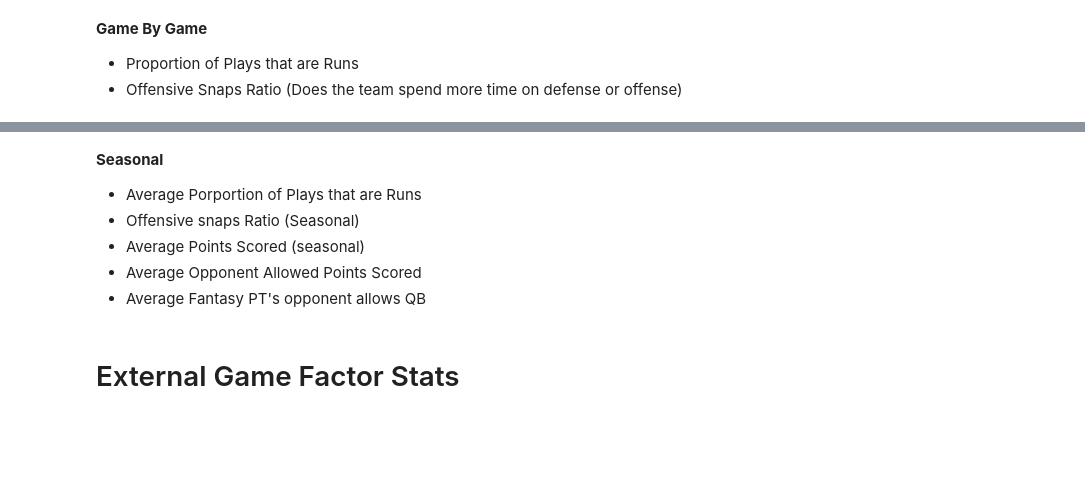
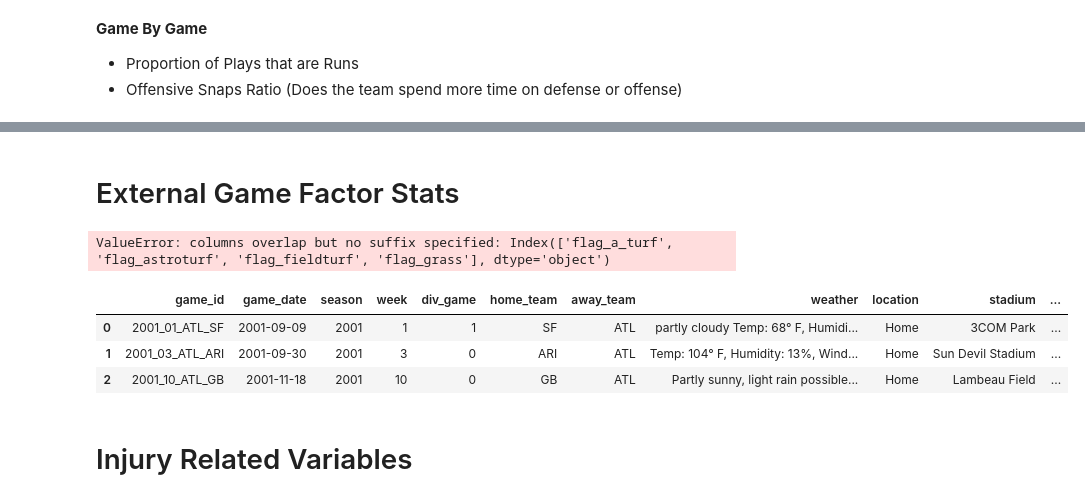
Before and after one commit to cse-6242-t134/nfl-fantasy-prediction-model, a Jupyter notebook: qb_features.ipynb, the cells around one changed output, grey strips where cells are left out. Drawn from its saved outputs; the diff is of its cells as text; code cells hidden in the pictures; blank space fills up the shorter version.

Commit message:
Adding more features for QB's / seaonsal/game

```diff
--- a/qb_features.ipynb
+++ b/qb_features.ipynb
@@ -276,10 +257,48 @@ Name: play_id, Length: 854589, dtype: float64
-# %% [markdown]
-**Seasonal**
-
-- Average Porportion of Plays that are Runs
-- Offensive snaps Ratio (Seasonal)
-- Average Points Scored (seasonal)
-- Average Opponent Allowed Points Scored
-- Average Fantasy PT's opponent allows QB
+# %%
+## Average Points Allowed From QB
+
+passing_stats['opp_avg_qb_pts_allowed'] = passing_stats.groupby(['opponent_team','season'])['fantasy_points'].transform('mean')
+
+
+## Average Completion Percentage Allowed
+
+passing_stats['opp_pass_compl_percentage'] = passing_stats.groupby(['opponent_team','season'])['completion_percentage'].transform('mean')
 # %% [markdown]
 # External Game Factor Stats
+# %%
+## Home Away Flag
+
+
+
+passing_stats['home_flag'] = np.where(passing_stats['opponent_team'] == passing_stats['home_team'], 0,1)
+passing_stats['surface'] = passing_stats['surface'].str.strip()
+passing_stats = passing_stats.join(pd.get_dummies(data = passing_stats['surface'], prefix = 'flag'))
+
+
+passing_stats = passing_stats.join(pd.get_dummies(data = passing_stats['surface'], prefix = 'flag'))
+
+
+
+## Interaction Vars with Wind and Temp on scorable attempts
+
+
+passing_stats['wind_interaction'] = passing_stats['wind'] * passing_stats['scorable_snaps']
+passing_stats['wind_interaction'] = passing_stats['wind_interaction'].fillna(0)
+
+passing_stats['temp_interaction'] = passing_stats['temp'] * passing_stats['scorable_snaps']
+passing_stats['temp_interaction'] = kicker_stats['temp_interaction'].fillna(0)
+
+
+
+## Stadium
+# %% [output]
+ValueError: columns overlap but no suffix specified: Index(['flag_a_turf', 'flag_astroturf', 'flag_fieldturf', 'flag_grass'], dtype='object')
+# %%
+passing_stats.head(3)
+# %% [output]
+|  | game_id | game_date | season | week | div_game | home_team | away_team | weather | location | stadium | ... |
+| 0 | 2001_01_ATL_SF | 2001-09-09 | 2001 | 1 | 1 | SF | ATL | partly cloudy Temp: 68° F, Humidi... | Home | 3COM Park | ... |
+| 1 | 2001_03_ATL_ARI | 2001-09-30 | 2001 | 3 | 0 | ARI | ATL | Temp: 104° F, Humidity: 13%, Wind... | Home | Sun Devil Stadium | ... |
+| 2 | 2001_10_ATL_GB | 2001-11-18 | 2001 | 10 | 0 | GB | ATL | Partly sunny, light rain possible... | Home | Lambeau Field | ... |
+# %% [markdown]
+# Injury Related Variables
```
Also changed, not shown: parts of 6 cells of this notebook.
